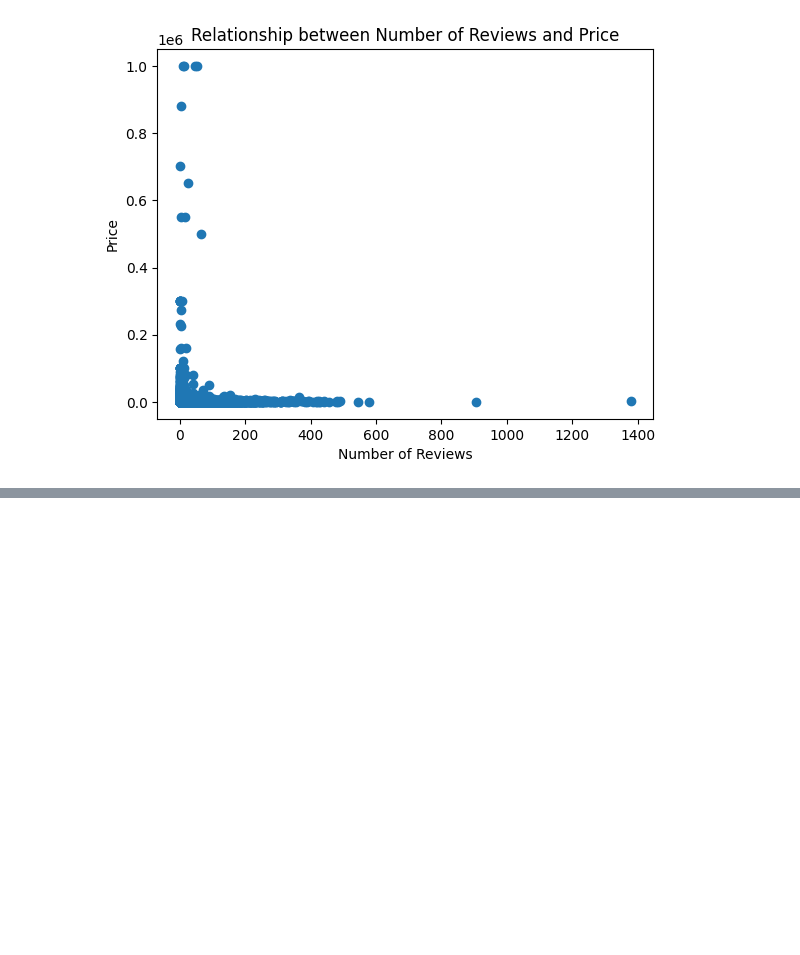
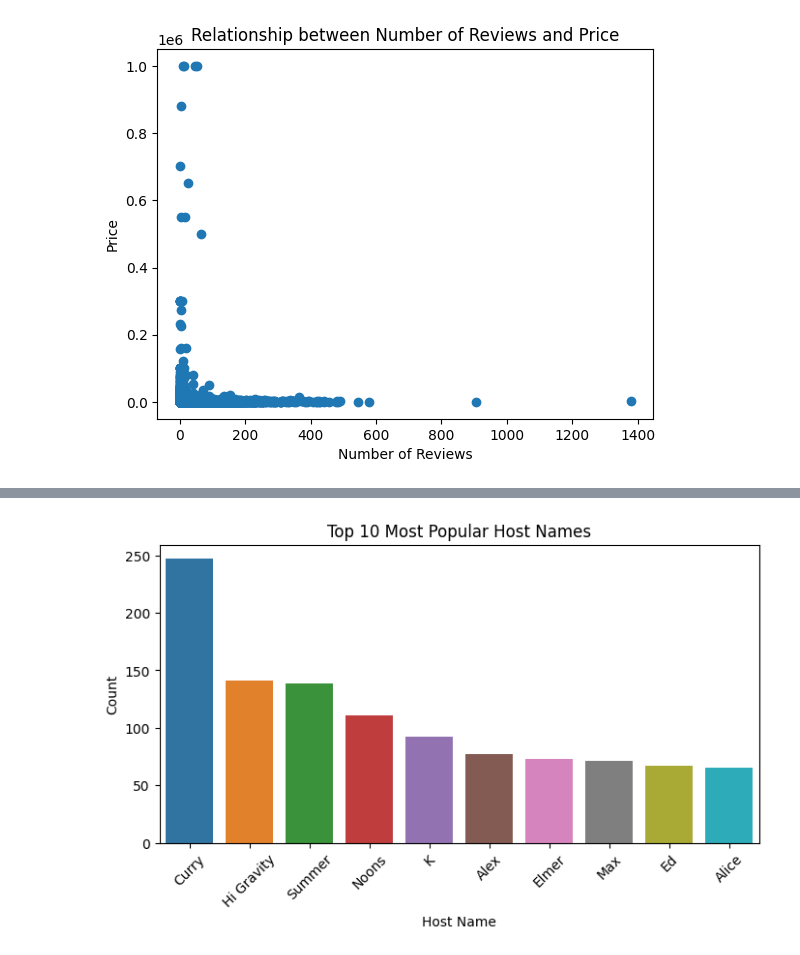
Before and after one commit to mine-martin/Bangkok_Listings_2023, a Jupyter notebook: Bangkok_Listings.ipynb, the cells around one changed output, grey strips where cells are left out. Cells and saved outputs as stored; diff of their text form; code cells hidden in the pictures; blank space fills up the shorter version.

```diff
--- a/Bangkok_Listings.ipynb
+++ b/Bangkok_Listings.ipynb
@@ -201,0 +271,14 @@ plt.show()
+# %%
+# Count the occurrences of each host name
+top_10_hosts = airBNB['host_name'].value_counts().head(10)
+
+# Create a countplot of the top 10 host names
+plt.figure(figsize=(8, 4))
+sns.countplot(data=airBNB, x='host_name', order=top_10_hosts.index)
+plt.xlabel('Host Name')
+plt.ylabel('Count')
+plt.title('Top 10 Most Popular Host Names')
+plt.xticks(rotation=45)
+plt.show()
+# %% [output]
+[figure, added]
```
Also changed, not shown: parts of 9 cells of this notebook.
